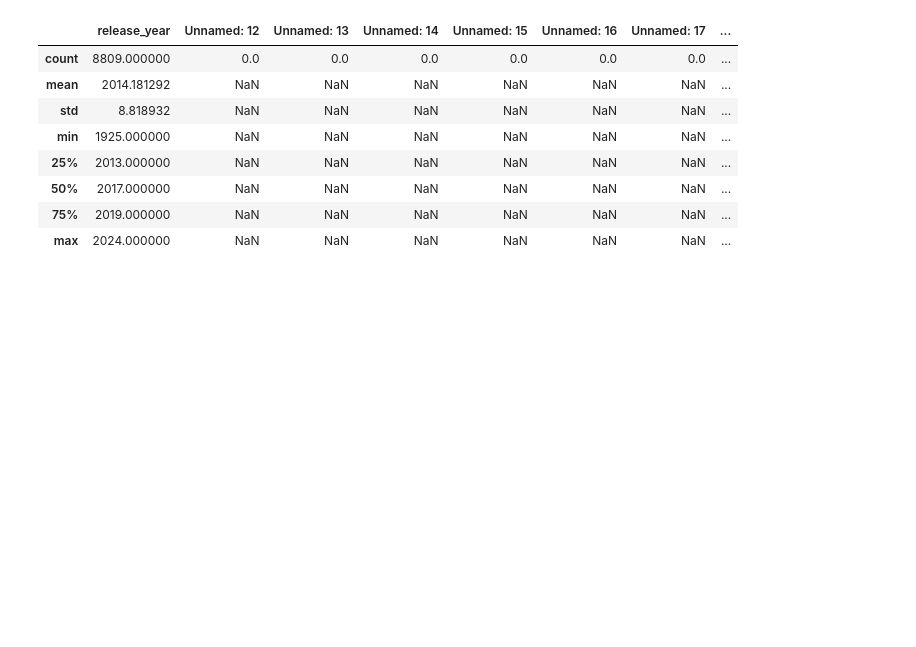
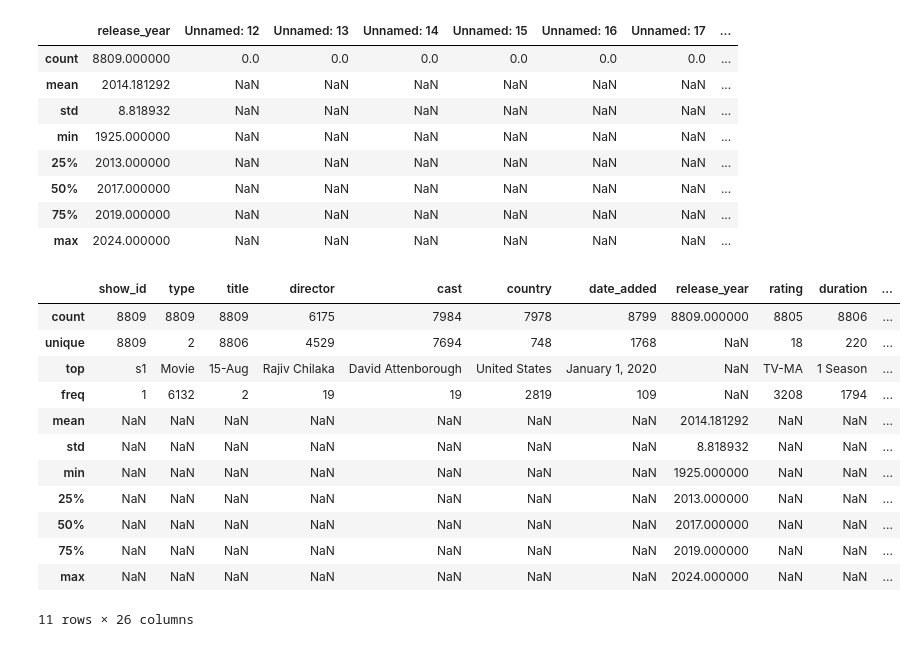
Before and after one commit to axfray/Practica-Fundamentos, a Jupyter notebook: Ejercicio2.ipynb, the cells around one changed output. Drawn from its saved outputs; the diff is of its cells as text; code cells hidden in the pictures; blank space fills up the shorter version.

```diff
--- a/Ejercicio2.ipynb
+++ b/Ejercicio2.ipynb
@@ -82,3 +85,19 @@ raw_dataset_2.describe()
 | 50% | 2017.000000 | NaN | NaN | NaN | NaN | NaN | NaN | ... |
 | 75% | 2019.000000 | NaN | NaN | NaN | NaN | NaN | NaN | ... |
 | max | 2024.000000 | NaN | NaN | NaN | NaN | NaN | NaN | ... |
+# %%
+raw_dataset_2.describe(include="all")
+# %% [output]
+|  | show_id | type | title | director | cast | country | date_added | release_year | rating | duration | ... |
+| count | 8809 | 8809 | 8809 | 6175 | 7984 | 7978 | 8799 | 8809.000000 | 8805 | 8806 | ... |
+| unique | 8809 | 2 | 8806 | 4529 | 7694 | 748 | 1768 | NaN | 18 | 220 | ... |
+| top | s1 | Movie | 15-Aug | Rajiv Chilaka | David Attenborough | United States | January 1, 2020 | NaN | TV-MA | 1 Season | ... |
+| freq | 1 | 6132 | 2 | 19 | 19 | 2819 | 109 | NaN | 3208 | 1794 | ... |
+| mean | NaN | NaN | NaN | NaN | NaN | NaN | NaN | 2014.181292 | NaN | NaN | ... |
+| std | NaN | NaN | NaN | NaN | NaN | NaN | NaN | 8.818932 | NaN | NaN | ... |
+| min | NaN | NaN | NaN | NaN | NaN | NaN | NaN | 1925.000000 | NaN | NaN | ... |
+| 25% | NaN | NaN | NaN | NaN | NaN | NaN | NaN | 2013.000000 | NaN | NaN | ... |
+| 50% | NaN | NaN | NaN | NaN | NaN | NaN | NaN | 2017.000000 | NaN | NaN | ... |
+| 75% | NaN | NaN | NaN | NaN | NaN | NaN | NaN | 2019.000000 | NaN | NaN | ... |
+| max | NaN | NaN | NaN | NaN | NaN | NaN | NaN | 2024.000000 | NaN | NaN | ... |
+11 rows × 26 columns
```
Also changed, not shown: parts of 7 cells of this notebook, 2 other files.
